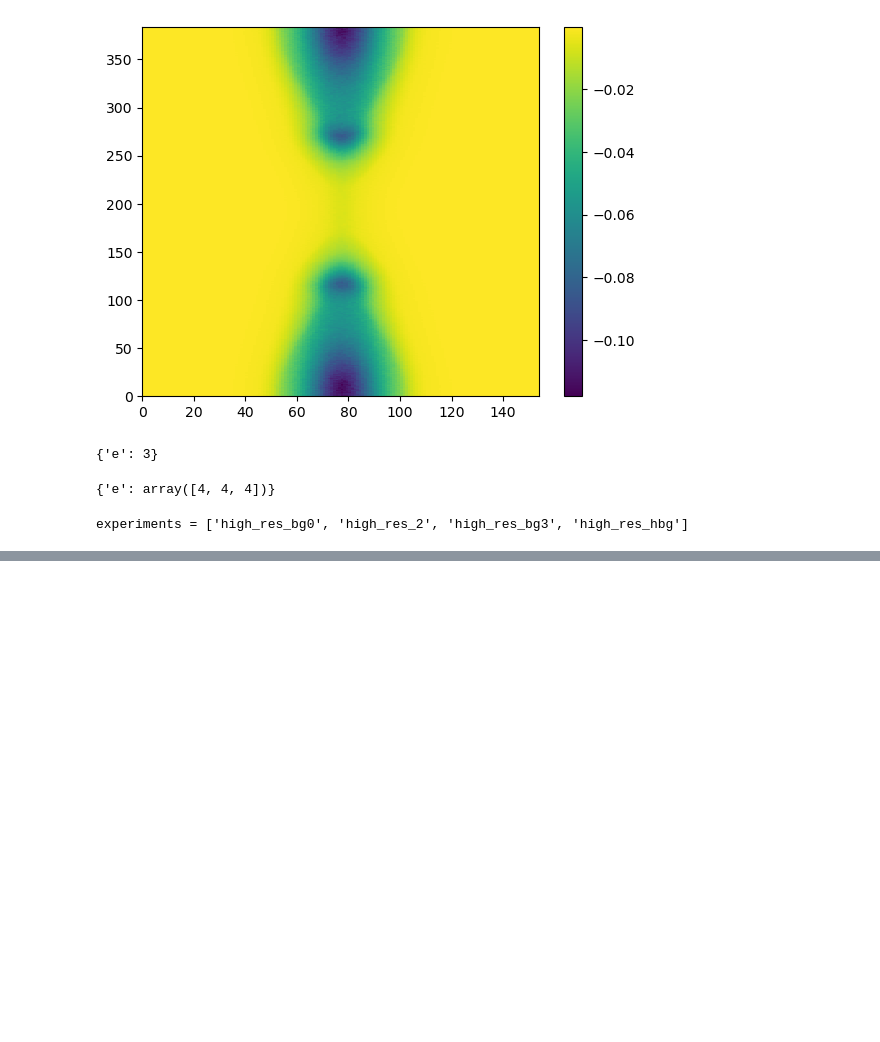
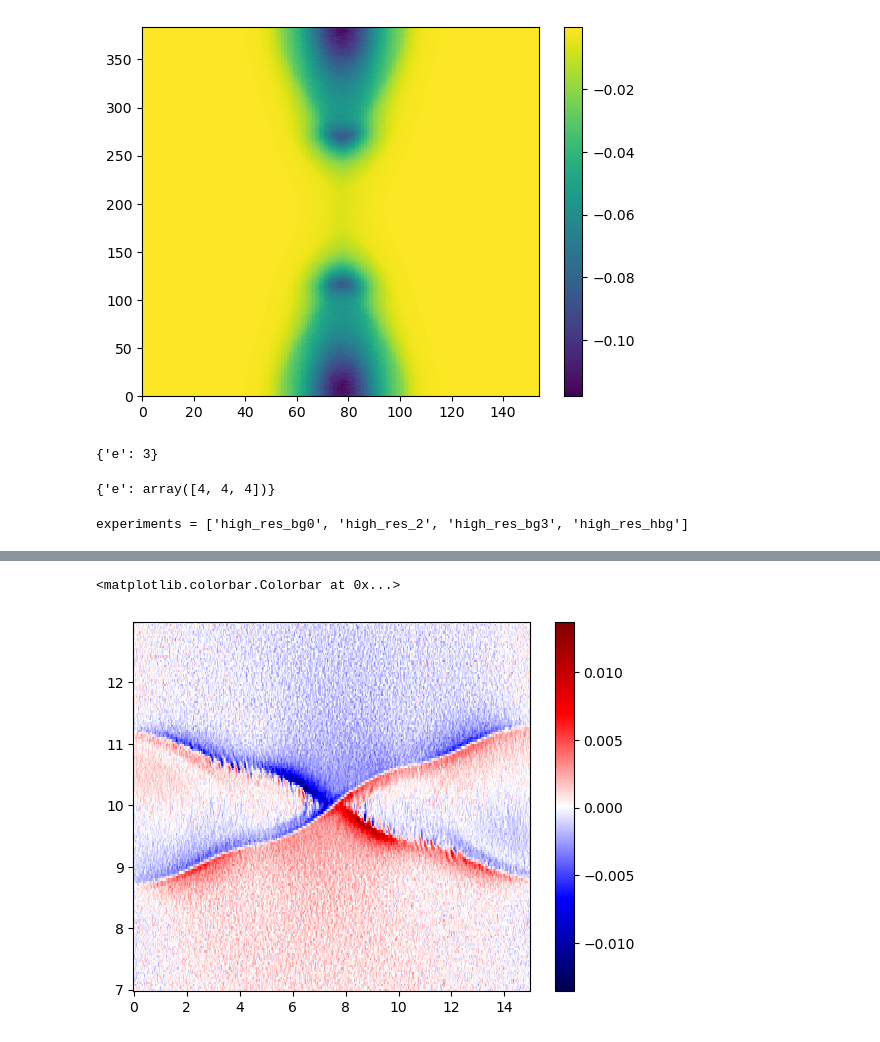
Before and after one commit to georgemilosh/closure, a Jupyter notebook: examples/using_read_PIC.ipynb, the cells around one changed output, grey strips where cells are left out. Cells and saved outputs as stored; diff of their text form; code cells hidden in the pictures; blank space fills up the shorter version.

```diff
--- a/examples/read_PIC.ipynb
+++ b/examples/using_read_PIC.ipynb
@@ -117,0 +119,6 @@ plt.colorbar()
+# %%
+plt.pcolormesh(X,Y,data['high_res_hbg'] ['Vy']['e'],cmap='seismic')
+plt.colorbar()
+# %% [output]
+<matplotlib.colorbar.Colorbar at 0x...>
+[figure, added]
```
Also changed, not shown: parts of 4 cells of this notebook, 1 other file.
